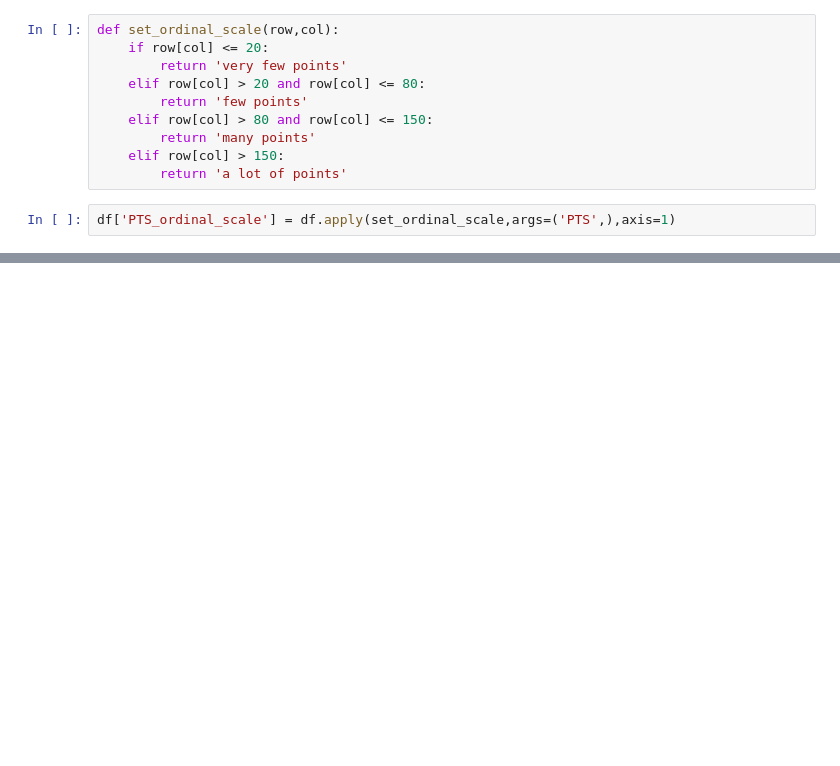
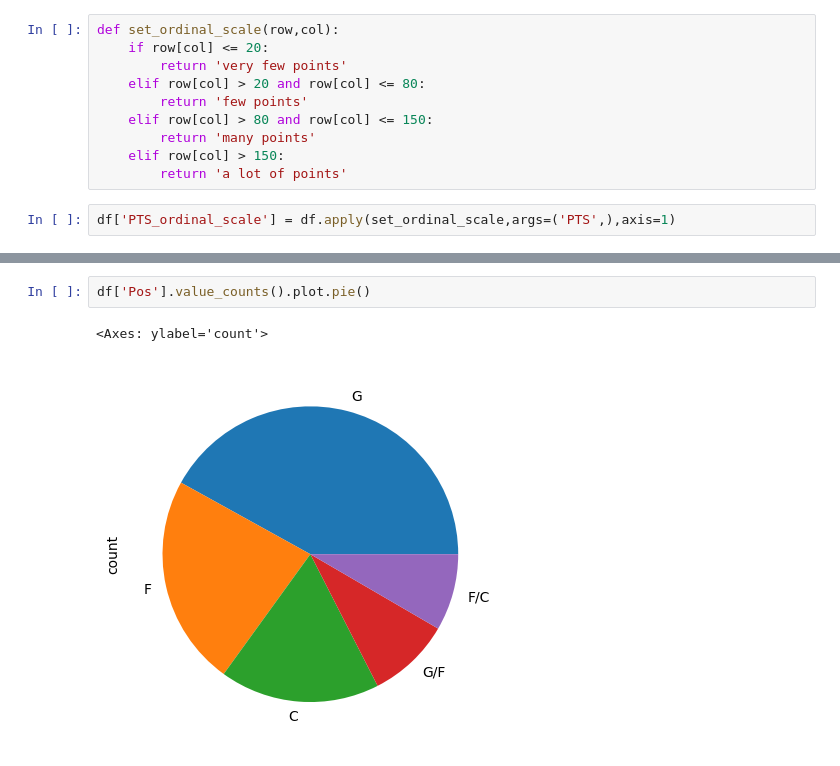
Before and after one commit to dnlsyfq/kaggle_wnba_player_stats, a Jupyter notebook: statistical-analysis-walkthrough.ipynb, the cells around one changed output, grey strips where cells are left out. Cells and saved outputs as stored; diff of their text form; blank space fills up the shorter version.

```diff
--- a/statistical-analysis-walkthrough.ipynb
+++ b/statistical-analysis-walkthrough.ipynb
@@ -353,0 +436,5 @@ df['Age'].describe(percentiles=[.75,.50,.95]).reset_index().query(" index=='75%'
+# %%
+df['Pos'].value_counts().plot.pie()
+# %% [output]
+<Axes: ylabel='count'>
+[figure, added]
```
Also changed, not shown: parts of 17 cells of this notebook.
